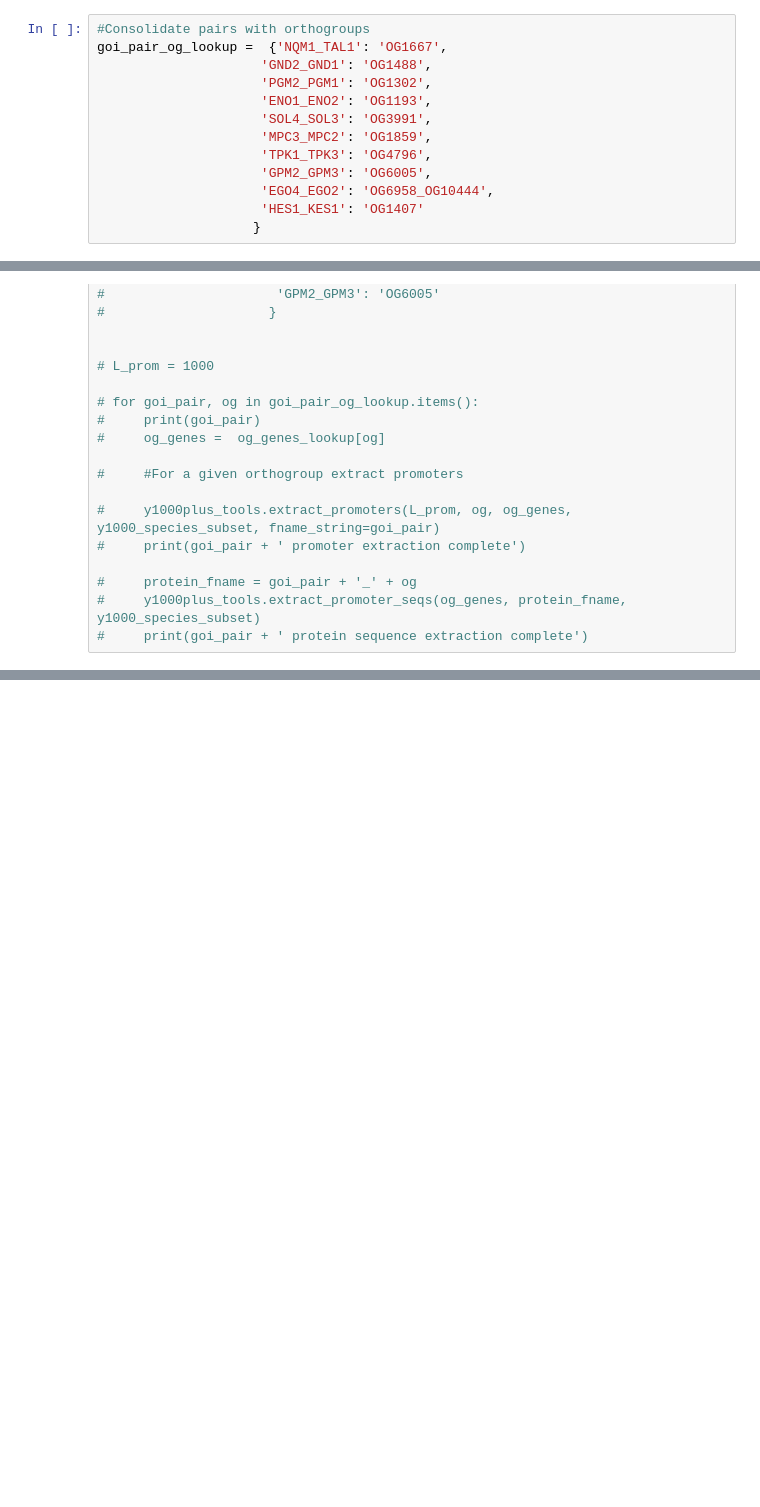
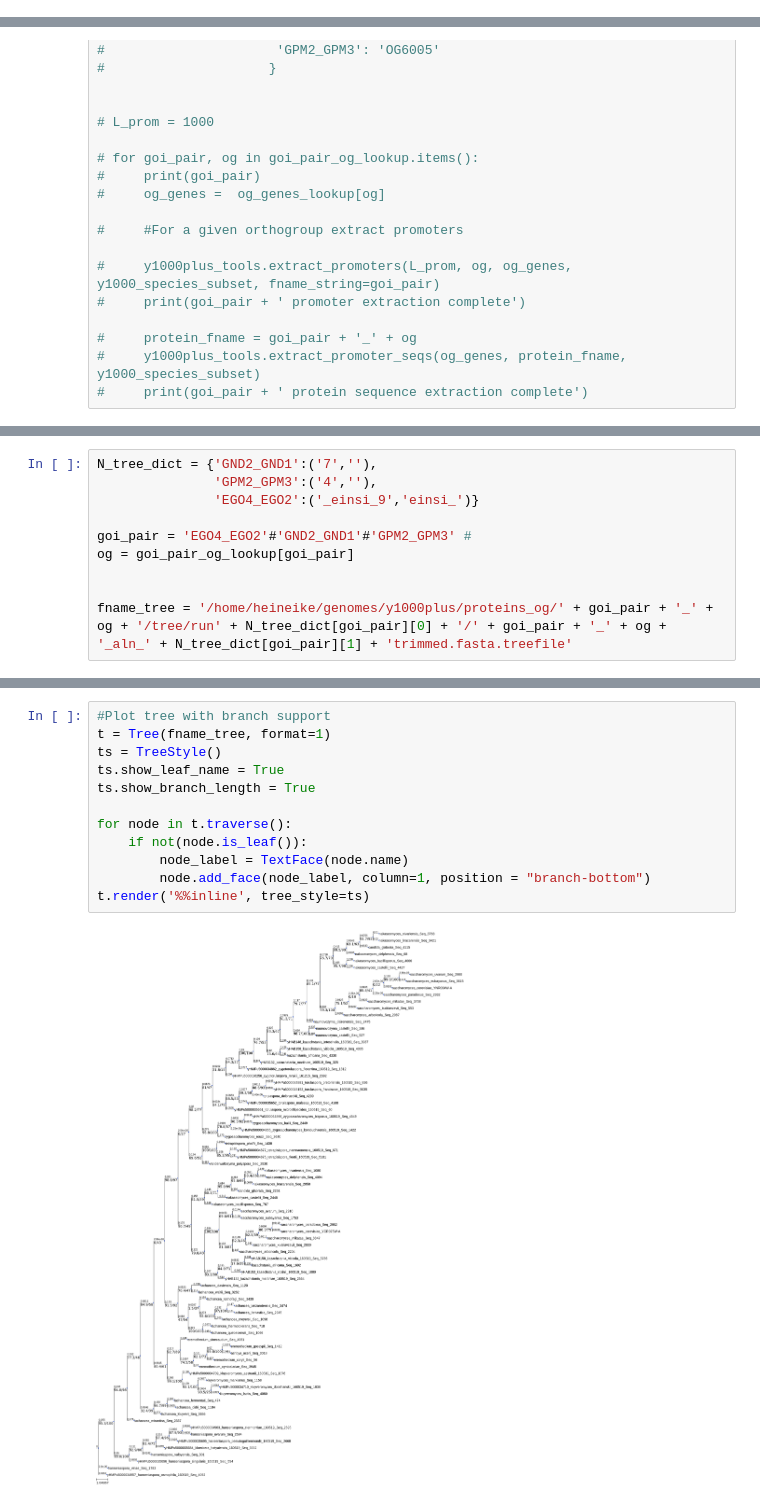
Before and after one commit to heineike02/y1000plus_tools, a Jupyter notebook: scripts/20190219_STRE_examples.ipynb, the cells around one changed output, grey strips where cells are left out. Drawn from its saved outputs; the diff is of its cells as text; blank space fills up the shorter version.

```diff
--- a/scripts/20190219_STRE_examples.ipynb
+++ b/scripts/20190219_STRE_examples.ipynb
@@ -220,13 +378,0 @@ YPL145C
-# %%
-#Consolidate pairs with orthogroups
-goi_pair_og_lookup =  {'NQM1_TAL1': 'OG1667',
-                     'GND2_GND1': 'OG1488',
-                     'PGM2_PGM1': 'OG1302',
-                     'ENO1_ENO2': 'OG1193',
-                     'SOL4_SOL3': 'OG3991',
-                     'MPC3_MPC2': 'OG1859',
-                     'TPK1_TPK3': 'OG4796',
-                     'GPM2_GPM3': 'OG6005',
-                     'EGO4_EGO2': 'OG6958_OG10444',
-                     'HES1_KES1': 'OG1407'
-                    }
@@ -399,0 +879,10 @@ proms.set_index('seq_id', inplace=True)
+# %%
+N_tree_dict = {'GND2_GND1':('7',''),
+               'GPM2_GPM3':('4',''),
+               'EGO4_EGO2':('_einsi_9','einsi_')}
+
+goi_pair = 'EGO4_EGO2'#'GND2_GND1'#'GPM2_GPM3' #
+og = goi_pair_og_lookup[goi_pair]
+
+
+fname_tree = '/home/heineike/genomes/y1000plus/proteins_og/' + goi_pair + '_' + og + '/tree/run' + N_tree_dict[goi_pair][0] + '/' + goi_pair + '_' + og + '_aln_' + N_tree_dict[goi_pair][1] + 'trimmed.fasta.treefile'
@@ -399,0 +913,14 @@ proms.set_index('seq_id', inplace=True)
+# %%
+#Plot tree with branch support
+t = Tree(fname_tree, format=1)
+ts = TreeStyle()
+ts.show_leaf_name = True
+ts.show_branch_length = True
+
+for node in t.traverse():
+    if not(node.is_leaf()):
+        node_label = TextFace(node.name)
+        node.add_face(node_label, column=1, position = "branch-bottom")
+t.render('%%inline', tree_style=ts)
+# %% [output]
+[figure, added]
```
Also changed, not shown: parts of 51 cells of this notebook, 20 other files.
